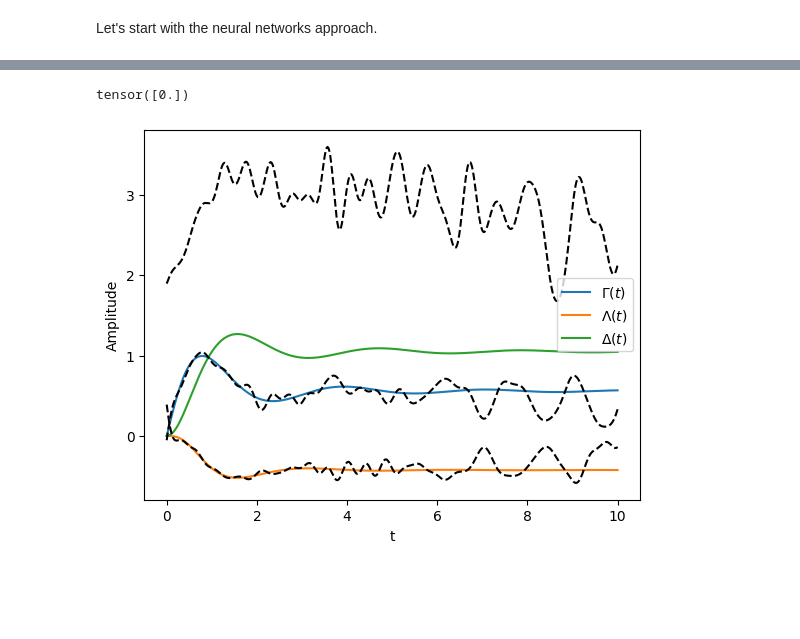
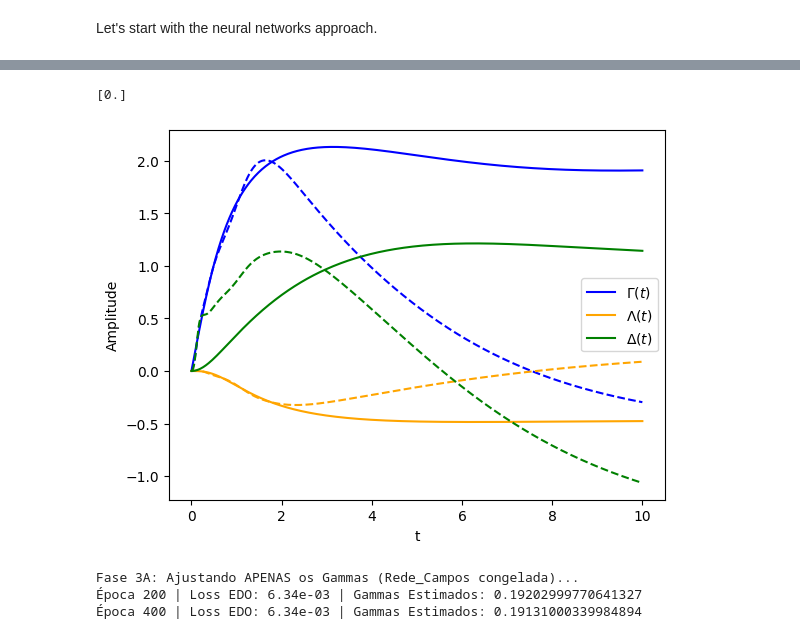
Before and after one commit to martinjimenez388/my-first-proyect, a Jupyter notebook: Examples/PINNverse_nonMarkovSys.ipynb, the cells around one changed output, grey strips where cells are left out. Saved outputs shown, nothing was run; the diff lists cells and outputs as text; code cells hidden in the pictures; blank space fills up the shorter version.

Commit message:
Better optimization when an extra physical constraint on the fields is included.

```diff
--- a/Examples/PINNverse_nonMarkovSys.ipynb
+++ b/Examples/PINNverse_nonMarkovSys.ipynb
@@ -48,7 +53,7 @@ def corrfun(t, params):
 # %% [markdown]
 Set the system parameters: the thermal bath parameters defined above, and the driving frequency.
 # %%
-sysparams = {"wc": 1., "beta": 1., "eta": 1., "freq": 2., "Nivals": 3}
+sysparams = {"wc": 1., "beta": 1., "eta": 1., "freq": 0.5, "Nivals": 6}
 tlist = np.linspace(0, 10, 500)
 # %%
 plt.plot(tlist, [corrfun(t, sysparams) for t in tlist], label=["Real part", "Imaginary part"])
@@ -410,5 +431,2 @@ ax.legend()
-# %%
-y_fixo = y_fixo.detach()
-time = time.detach()
 # %%
 print("Starting optimization of a neural network for the fields, keeping the driving frequency equal to zero.")
@@ -465,18 +503,67 @@ Consider using tensor.detach() first. (Triggered internally at /pytorch/torch/cs
 # %%
 X_=Rede_Campos(time).cpu().detach().numpy()
 
 fig, ax = plt.subplots()
-ax.plot(tlist, Gam(tlist), label=fr"$\Gamma(t)$")
-ax.plot(tlist, Lam(tlist), label=fr"$\Lambda(t)$")
-ax.plot(tlist, Del(tlist), label=fr"$\Delta(t)$")
-for i in range(NUM_CAMPOS):
-    plt.plot(tlist, X_[:,i],"k--")
+ax.plot(tlist, Gam(tlist), "b", label=fr"$\Gamma(t)$")
+ax.plot(tlist, X_[:,0],"b--")
+ax.plot(tlist, Lam(tlist), color="orange", label=fr"$\Lambda(t)$")
+ax.plot(tlist, X_[:,1], "--", color="orange")
+ax.plot(tlist, Del(tlist), color="g", label=fr"$\Delta(t)$")
+ax.plot(tlist, X_[:,2],"g--")
 
 ax.set_xlabel("t")
 ax.set_ylabel("Amplitude")
 ax.legend(loc="center right")
-
-print(param_qutip)
+print(param_qutip.detach().cpu().numpy())
 # %% [output]
-tensor([0.])
+[0.]
-[figure, old version]
+[figure, new version]
+# %%
+# ==============================================================================
+# FASE 3A: Otimizar APENAS os Gammas (Rede_Campos CONGELADA)
+# ==============================================================================
+
+param_gamma = tc.nn.Parameter(tc.tensor(1.0, device=device))
+
+opt_gamma = tc.optim.Adam([param_gamma], lr=1e-2)
+
+# Hiperparâmetro L1: empurrar os gammas para zero quando desnecessários
+#lambda_l1 = 0e-3
+
+print("Fase 3A: Ajustando APENAS os Gammas (Rede_Campos congelada)...")
+for epoca in range(400):
+    opt_gamma.zero_grad()
+
+    gammas_positivos = tc.nn.functional.softplus(param_gamma)
+
+    # Avalia a Rede_Campos sem calcular gradientes para ela
+    with tc.no_grad():
+        z = Rede_Campos(time)
+        j_fields = [z[:, i:i+1] for i in range(NUM_CAMPOS)]
+
+    loss_edo = 0.0
+    for estado_idx in range(NUM_ESTADOS):
+        idx_start = estado_idx * NUM_OBSERVAVEIS
+        idx_end = idx_start + NUM_OBSERVAVEIS
+
+        y_cond = y_fixo[:, idx_start:idx_end]
+        dX_dt_cond = dX_dt_fixo[:, idx_start:idx_end]
+
+        residuos = phys_res(y_cond, dX_dt_cond, param_gamma, j_fields)
+        loss_edo += residuos.mean()
+
+    loss_edo /= NUM_ESTADOS
+
+    # Perda Total com Regularização L1 nos Gammas
+    loss_total = loss_edo# + lambda_l1 * tc.sum(gammas_positivos)
+
+    loss_total.backward()
+    opt_gamma.step()
+
+    if (epoca + 1) % 200 == 0:
+        g_est = (param_gamma).detach().cpu().numpy()#tc.nn.functional.softplus(param_gamma).detach().cpu().numpy()
+        print(f"Época {epoca+1} | Loss EDO: {loss_edo.item():.2e} | Gammas Estimados: {np.round(g_est, 5)}")
+# %% [output]
+Fase 3A: Ajustando APENAS os Gammas (Rede_Campos congelada)...
+Época 200 | Loss EDO: 6.34e-03 | Gammas Estimados: 0.19202999770641327
+Época 400 | Loss EDO: 6.34e-03 | Gammas Estimados: 0.19131000339984894
```
Also changed, not shown: parts of 27 cells of this notebook.
